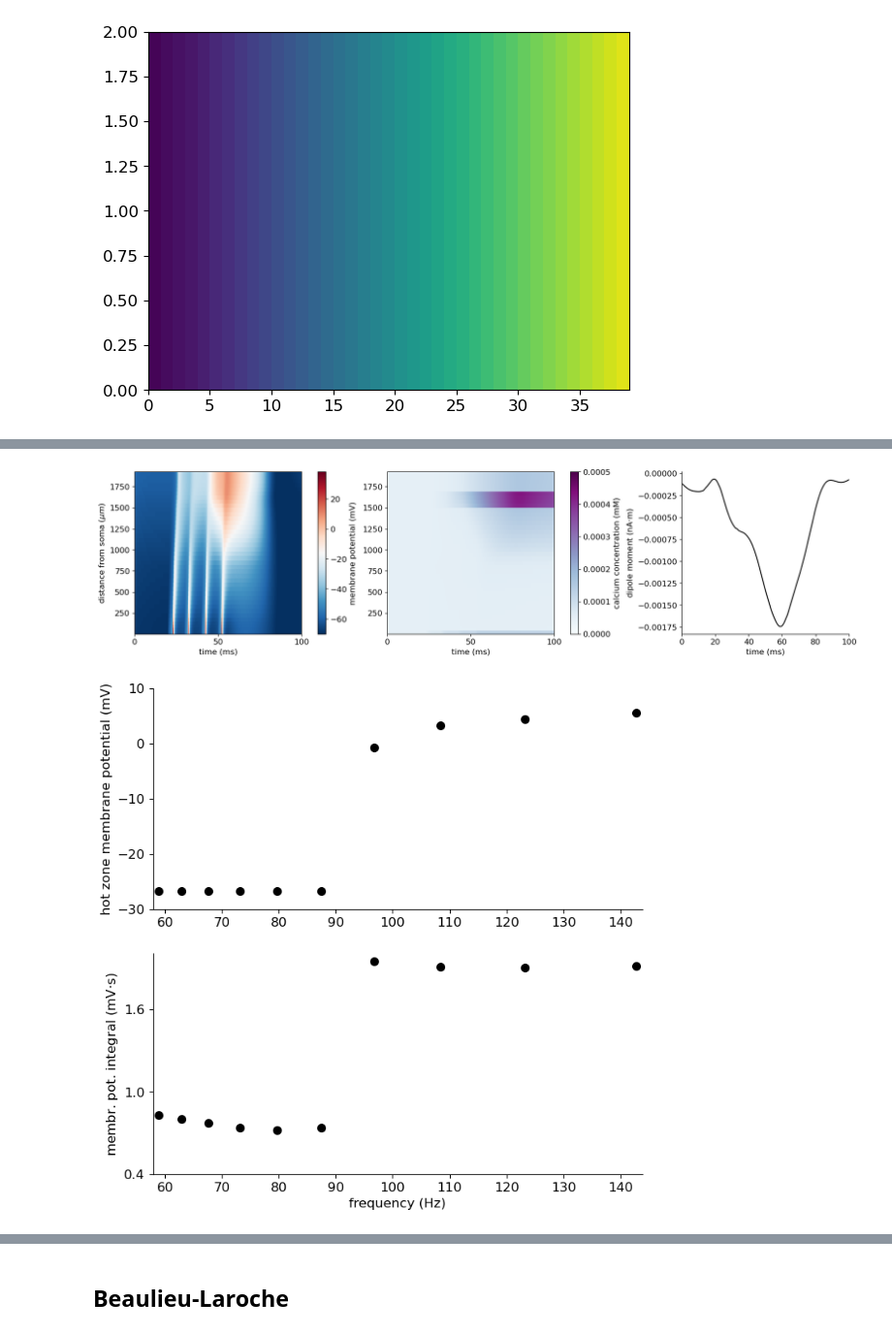
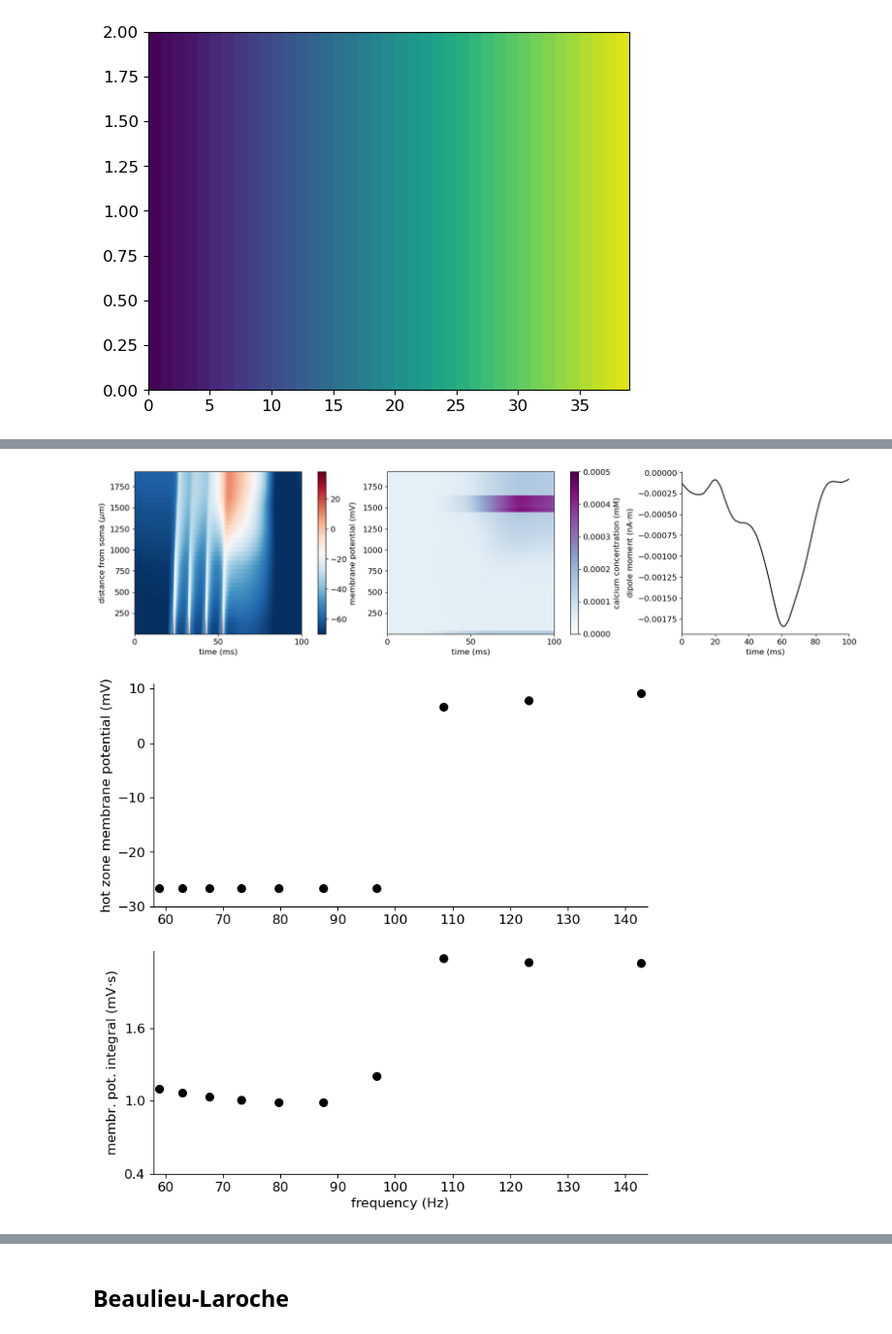
Before and after one commit to jonescompneurolab/hnn-tuning, a Jupyter notebook: new_cells_dev/cells/l5_ET_handtune.ipynb, the cells around one changed output, grey strips where cells are left out. Shown at 97% size. Cells and saved outputs as stored; diff of their text form; code cells hidden in the pictures.

```diff
--- a/new_cells_dev/cells/l5_ET_handtune.ipynb
+++ b/new_cells_dev/cells/l5_ET_handtune.ipynb
@@ -193,7 +213,7 @@ for n, num_pulse in enumerate(nums_pulse):
     for i in range(num_pulse):
         stim[i] = h.IClamp(l5pyr._nrn_sections['soma'](0.5))
         stim[i].delay = 20+(time_diff[n]*i)
-        stim[i].dur = 3
+        stim[i].dur = 5
         stim[i].amp = 3
 
 
@@ -201,8 +221,8 @@ for n, num_pulse in enumerate(nums_pulse):
     voltg[1] = h.Vector().record(l5pyr._nrn_sections['soma'](0.5)._ref_v)
     ca[1] = h.Vector().record(l5pyr._nrn_sections['soma'](0.5)._ref_cai)
 
-    voltg[0] = h.Vector().record(l5pyr._nrn_sections['apical_tuft'](0.5)._ref_v)
-    ca[0] = h.Vector().record(l5pyr._nrn_sections['apical_tuft'](0.5)._ref_cai)
+    voltg[0] = h.Vector().record(l5pyr._nrn_sections['apical_2'](0.9)._ref_v)
+    ca[0] = h.Vector().record(l5pyr._nrn_sections['apical_2'](0.9)._ref_cai)
 
     h.celsius = 37
     h.finitialize()
@@ -256,7 +276,7 @@ t = h.Vector().record(h._ref_t)
 stim = h.IClamp(l5pyr._nrn_sections['soma'](0.5))
 stim.delay = 20
 stim.dur = 20
-stim.amp = 2.5
+stim.amp = 3
 soma_v = h.Vector().record(l5pyr._nrn_sections['soma'](0.5)._ref_v)
 soma_tuft = h.Vector().record(l5pyr._nrn_sections['apical_tuft'](0.5)._ref_v)
 
@@ -280,7 +300,7 @@ fig, ax = plt.subplots(1, 2, figsize=(16,10))
 h('forall delete_section()')
 nums_pulse = [1, 1, 2, 1]
 pulse_sect = [['soma'], ['apical_tuft'],['soma', 'apical_tuft'], ['apical_tuft']]
-ampl = [[3], [0.3], [3, 0.3], [1.5], ]
+ampl = [[3], [0.5], [3, 0.5], [2], ]
 time_diff = [[0], [0], [0, 3], [0]]
 l_stim = 150
 
@@ -298,6 +318,7 @@ for n, num_pulse in enumerate(nums_pulse):
 
     stim = [None]*num_pulse
     t = h.Vector().record(h._ref_t)
+
     for i in range(num_pulse):
         stim[i] = h.IClamp(l5pyr._nrn_sections[pulse_sect[n][i]](0.5))
         stim[i].delay = 20+(time_diff[n][i])
@@ -376,7 +397,7 @@ t = h.Vector().record(h._ref_t)
 for i in range(num_pulse):
     stim[i] = h.IClamp(l5pyr._nrn_sections['soma'](0.5))
     stim[i].delay = 20+(10*i)
-    stim[i].dur = 3
+    stim[i].dur = 5
     stim[i].amp = 3
 
 rec_ca = []
@@ -428,7 +449,7 @@ for a in ax:
 fig.savefig(figpth+'membr_pot_calcium_dipole_allsegs.png')
 fig.savefig(figpth+f'membr_pot_calcium_dipole_allsegs.pdf')
 # %% [output]
-[figure, old version]
+[figure, new version]
 # %%
 stim_dur = 50
 time_diff = np.linspace(17, 7, 10)
@@ -455,7 +476,7 @@ for n, td in enumerate(time_diff):
     for i in range(num_pulse):
         stim[i] = h.IClamp(l5pyr._nrn_sections['soma'](0.5))
         stim[i].delay = 20+(td*i)
-        stim[i].dur = 3
+        stim[i].dur = 5
         stim[i].amp = 3
 
     v_soma = h.Vector().record(l5pyr._nrn_sections['soma'](0.5)._ref_v)
@@ -471,34 +492,34 @@ for n, td in enumerate(time_diff):
     # stop = np.argmin(np.abs(t.as_numpy() - (stim.delay+stim.dur)))
     # pk = find_peaks(v_soma[start:stop], height=0)[0]
     # freq = stim.dur/np.mean(np.abs(np.diff(t.as_numpy()[pk])))*1000/stim.dur
     # freqs[n] = freq
     freqs[n] = 1000/td
     v_apcl = v_apcl.as_numpy()
     pk = find_peaks(v_apcl, prominence=15)
 
     apcl_max[n] = np.max(v_apcl)
     apcl_integr[n] = np.sum(v_apcl-v_apcl[pk[1]['left_bases'][0]])*h.dt*0.001
 fig, ax = plt.subplots(2,1, figsize=(8, 8))
 ax[0].plot(freqs, apcl_max, 'o', color='black', markersize=7)
 # ax[0].set_xlim([np.min(freqs)-1, np.max(freqs)+1])
 ax[1].plot(freqs, apcl_integr, 'o', color='black', markersize=7)
 ax[1].set_xlim([np.min(freqs)-1, np.max(freqs)+1])
 ax[0].set_xlim([np.min(freqs)-1, np.max(freqs)+1])
 ax[0].set_yticks(np.arange(-30, 11, 10))
 ax[0].set_ylabel('hot zone membrane potential (mV)')
 ax[1].set_ylabel('membr. pot. integral (mV$\cdot$s)')
 ax[1].spines['top'].set_visible(False)
 ax[1].spines['right'].set_visible(False)
 ax[0].spines['top'].set_visible(False)
 ax[0].spines['right'].set_visible(False)
 ax[1].set_yticks(np.arange(0.4, 2.1, .6))
 #ax[1].set_ylim([0.2, 1.6])
 ax[1].set_xlabel('frequency (Hz)')
 
 fig.savefig(figpth+'crit_freq_larkum_repl.png')
 fig.savefig(figpth+f'crit_freq_larkum_repl.pdf')
 # %% [output]
-[figure, old version]
+[figure, new version]
 # %%
 threshold = []
 
```
Also changed, not shown: parts of 15 cells of this notebook, 3 other files.
